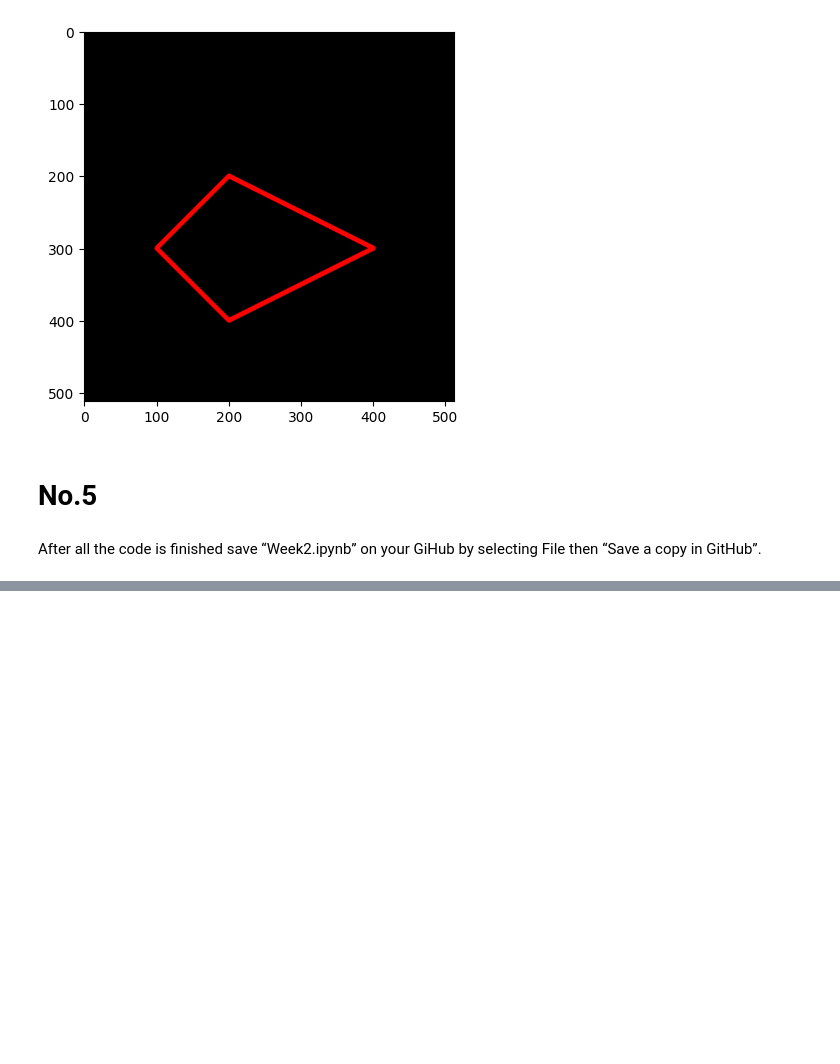
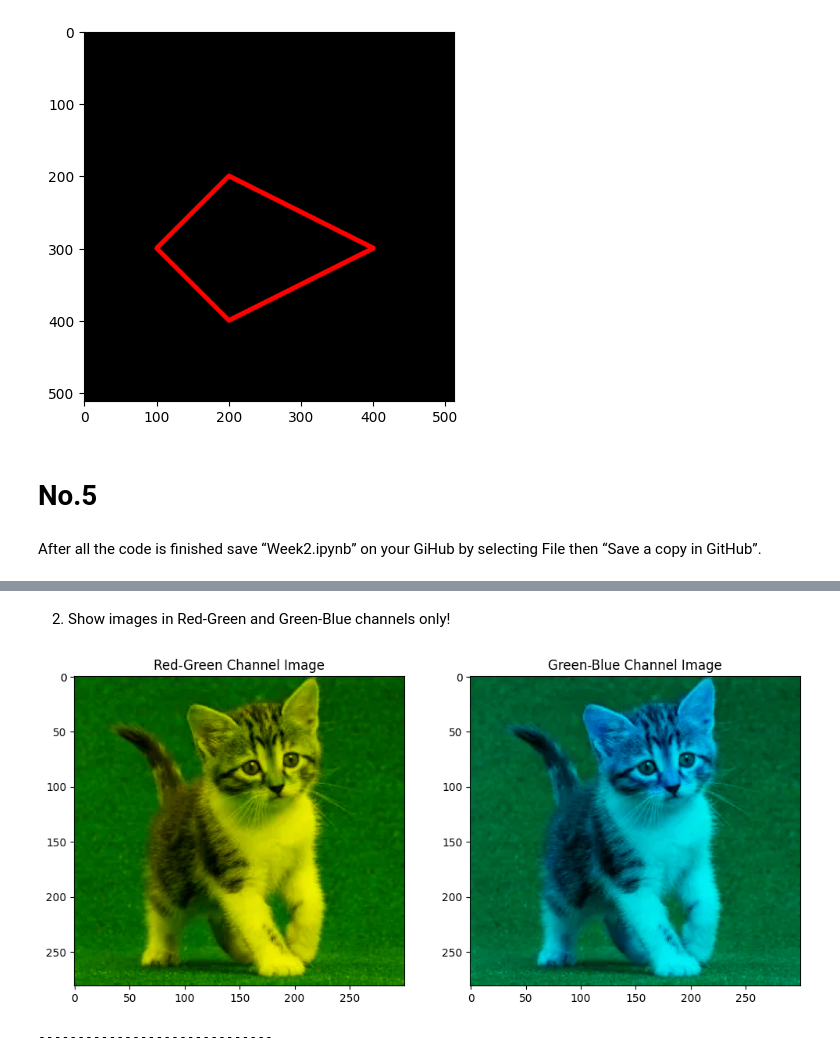
Before and after one commit to Golden028/PCVK, a Jupyter notebook: Week2.ipynb, the cells around one changed output, grey strips where cells are left out. Cells and saved outputs as stored; diff of their text form; code cells hidden in the pictures; blank space fills up the shorter version.

```diff
--- a/Week2.ipynb
+++ b/Week2.ipynb
@@ -146,0 +166,20 @@ After all the code is finished save “Week2.ipynb” on your GiHub by selecting
+# %% [markdown]
+2. Show images in Red-Green and Green-Blue channels only!
+# %%
+rg_image = np.copy(img)
+gb_image = np.copy(img)
+
+rg_image[:, :, 2] = 0
+gb_image[:, :, 0] = 0
+
+fig, axes = plt.subplots(1, 2, figsize=(12, 6))
+axes[0].imshow(rg_image)
+axes[0].set_title("Red-Green Channel Image")
+
+axes[1].imshow(gb_image)
+axes[1].set_title("Green-Blue Channel Image")
+plt.show()
+print("-" * 30)
+# %% [output]
+[figure, added]
+------------------------------
```
Also changed, not shown: parts of 21 cells of this notebook.
